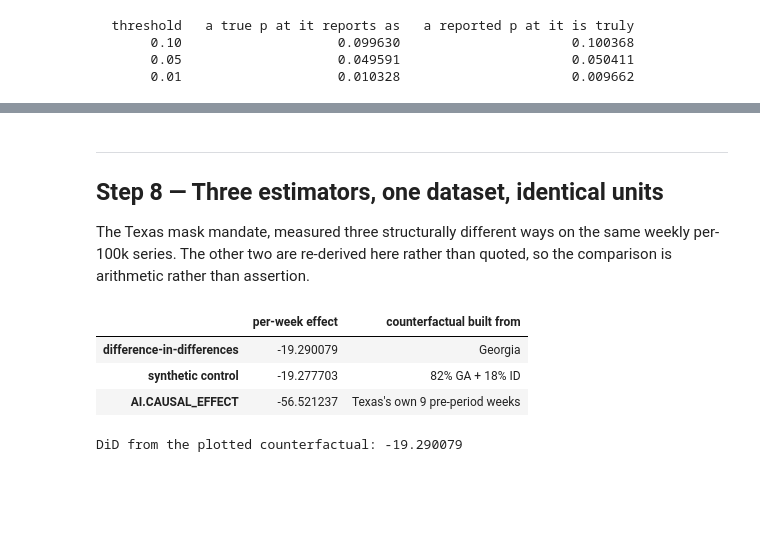
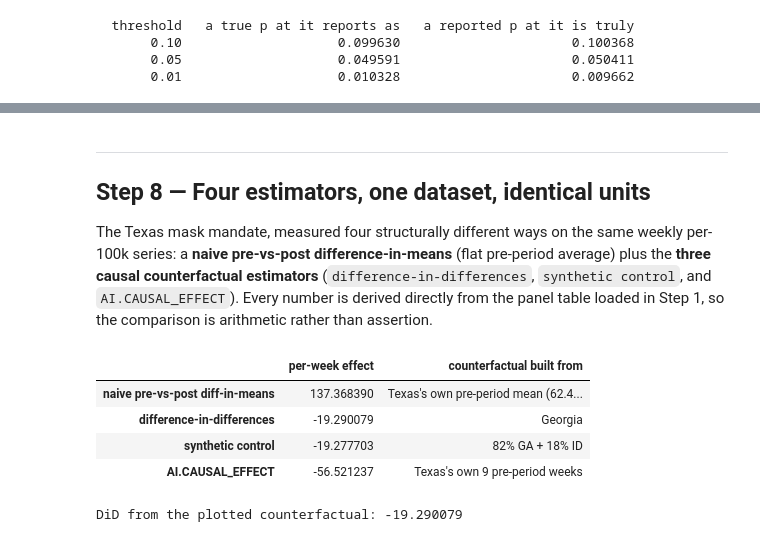
Before and after one commit to statmike/bigquery-data-science, a Jupyter notebook: bigquery-ml/workflows/causal_effect/causal_effect.ipynb, the cells around one changed output, grey strips where cells are left out. Drawn from its saved outputs; the diff is of its cells as text; code cells hidden in the pictures; blank space fills up the shorter version.

Commit message:
docs(bigquery-ml): deepen causal_effect teaching narrative, 4-estimator comparison, and diagnostics (P8.2)

```diff
--- a/bigquery-ml/workflows/causal_effect/causal_effect.ipynb
+++ b/bigquery-ml/workflows/causal_effect/causal_effect.ipynb
@@ -824,33 +850,40 @@ The interval is also strictly more informative than the threshold, not merely fr
 # %% [markdown]
 ---
-## Step 8 — Three estimators, one dataset, identical units
+## Step 8 — Four estimators, one dataset, identical units
 
-The Texas mask mandate, measured three structurally different ways on the same weekly per-100k series. The other two are re-derived here rather than quoted, so the comparison is arithmetic rather than assertion.
+The Texas mask mandate, measured four structurally different ways on the same weekly per-100k series: a **naive pre-vs-post difference-in-means** (flat pre-period average) plus the **three causal counterfactual estimators** (`difference-in-differences`, `synthetic control`, and `AI.CAUSAL_EFFECT`). Every number is derived directly from the panel table loaded in Step 1, so the comparison is arithmetic rather than assertion.
 # %%
 pre_p  = pivot[pivot.index < INTERVENTION]
 post_p = pivot[pivot.index >= INTERVENTION]
+
+# Naive pre-vs-post difference in means: assumes Texas would have stayed flat at its 9-week pre-period mean
+naive_diff = post_p['TX'].mean() - pre_p['TX'].mean()
 
 # Difference-in-differences: the 2x2 means, equal to the balanced-panel interaction coefficient
 did = (post_p['TX'].mean() - pre_p['TX'].mean()) - (post_p['GA'].mean() - pre_p['GA'].mean())
 
 # Synthetic control: weights non-negative and summing to 1, fit on the pre-period
 from scipy.optimize import minimize
 D, t = pre_p[donor_pool].values, pre_p['TX'].values
 res = minimize(lambda w: np.sum((t - D @ w) ** 2), np.ones(len(donor_pool)) / len(donor_pool),
                method='SLSQP', bounds=[(0, 1)] * len(donor_pool),
                constraints=({'type': 'eq', 'fun': lambda w: w.sum() - 1}))
 synth = (post_p['TX'].values - post_p[donor_pool].values @ res.x).mean()
 
 ce_weekly = summary['absolute_effect'][0] / H
 
 pd.DataFrame({
-    'per-week effect': [did, synth, ce_weekly],
-    'counterfactual built from': ['Georgia',
-                                  ' + '.join(f'{w:.0%} {d}' for d, w in zip(donor_pool, res.x) if w > 0.01),
-                                  "Texas's own 9 pre-period weeks"],
-}, index=['difference-in-differences', 'synthetic control', 'AI.CAUSAL_EFFECT'])
+    'per-week effect': [naive_diff, did, synth, ce_weekly],
+    'counterfactual built from': [
+        f"Texas's own pre-period mean ({pre_p['TX'].mean():.2f}/wk, flat)",
+        'Georgia',
+        ' + '.join(f'{w:.0%} {d}' for d, w in zip(donor_pool, res.x) if w > 0.01),
+        "Texas's own 9 pre-period weeks",
+    ],
+}, index=['naive pre-vs-post diff-in-means', 'difference-in-differences', 'synthetic control', 'AI.CAUSAL_EFFECT'])
 # %% [output]
 |  | per-week effect | counterfactual built from |
+| naive pre-vs-post diff-in-means | 137.368390 | Texas's own pre-period mean (62.4... |
 | difference-in-differences | -19.290079 | Georgia |
 | synthetic control | -19.277703 | 82% GA + 18% ID |
 | AI.CAUSAL_EFFECT | -56.521237 | Texas's own 9 pre-period weeks |
```
Also changed, not shown: parts of 7 cells of this notebook, 8 other files.
